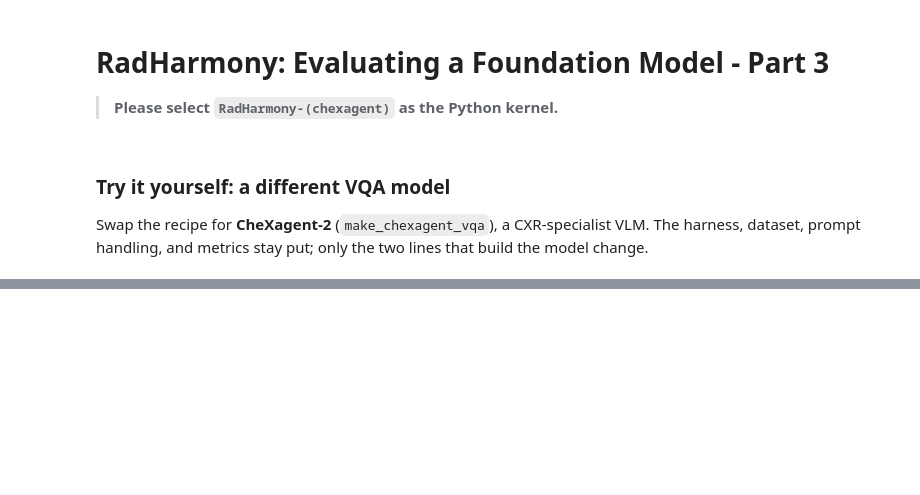
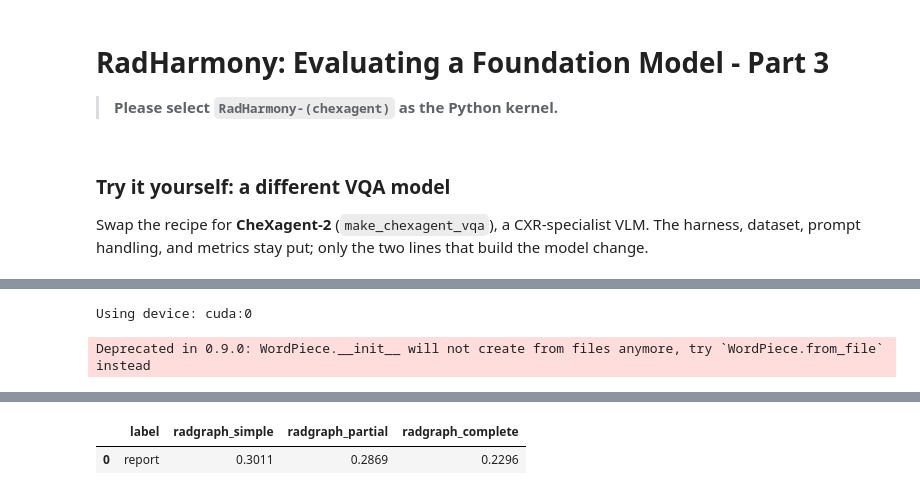
Before and after one commit to f10409/RadHarmony, a Jupyter notebook: datathon26/solutions/7_radharmony_hands_on_vqa_report_try_yourself.ipynb, the cells around one changed output, grey strips where cells are left out. Cells and saved outputs as stored; diff of their text form; code cells hidden in the pictures; blank space fills up the shorter version.

```diff
--- a/datathon26/solutions/7_radharmony_hands_on_vqa_report_try_yourself.ipynb
+++ b/datathon26/solutions/7_radharmony_hands_on_vqa_report_try_yourself.ipynb
@@ -75,0 +185,19 @@ ev.evaluate()
+# %%
+# Stage B (switch the kernel to RadHarmony-(medgemma), which has radeval).
+# Only pandas + the metric function are needed here; no model, no CheXagent.
+import pandas as pd
+from radharmony.evaluator.metrics.language import compute_report_metrics
+
+pairs = pd.read_parquet("outputs/chexagent_pairs.parquet")
+
+# reference = findings parsed in Stage A; hypothesis = CheXagent's generated report.
+# This is exactly what an inline ev.evaluate() would feed RadGraph.
+scores = compute_report_metrics(
+    refs=pairs["reference"].tolist(),
+    hyps=pairs["hypothesis"].tolist(),
+    metrics=["radgraph"],  # add "bleu" for an n-gram-overlap point of comparison
+)
+pd.DataFrame([{"label": "report", **scores}])
+# %% [output]
+Using device: cuda:0
+Deprecated in 0.9.0: WordPiece.__init__ will not create from files anymore, try `WordPiece.from_file` instead
@@ -75,0 +206,2 @@ ev.evaluate()
+|  | label | radgraph_simple | radgraph_partial | radgraph_complete |
+| 0 | report | 0.3011 | 0.2869 | 0.2296 |
```
Also changed, not shown: parts of 8 cells of this notebook, 14 other files.
